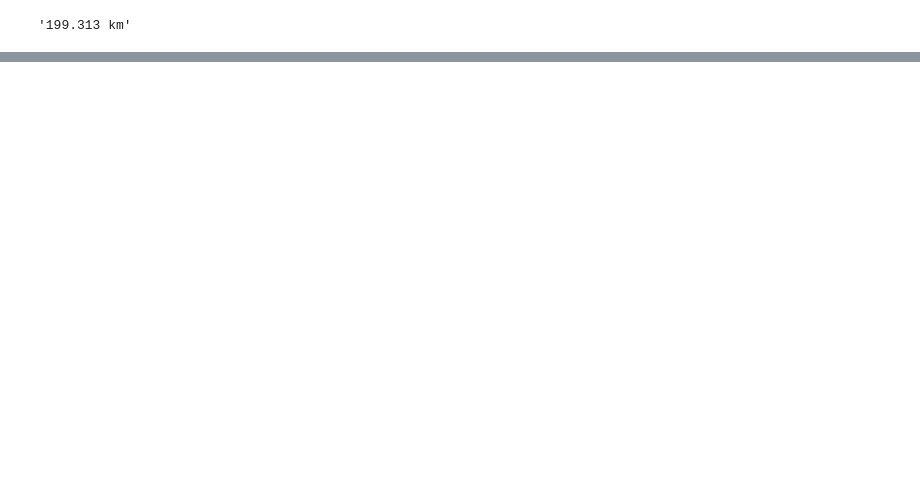
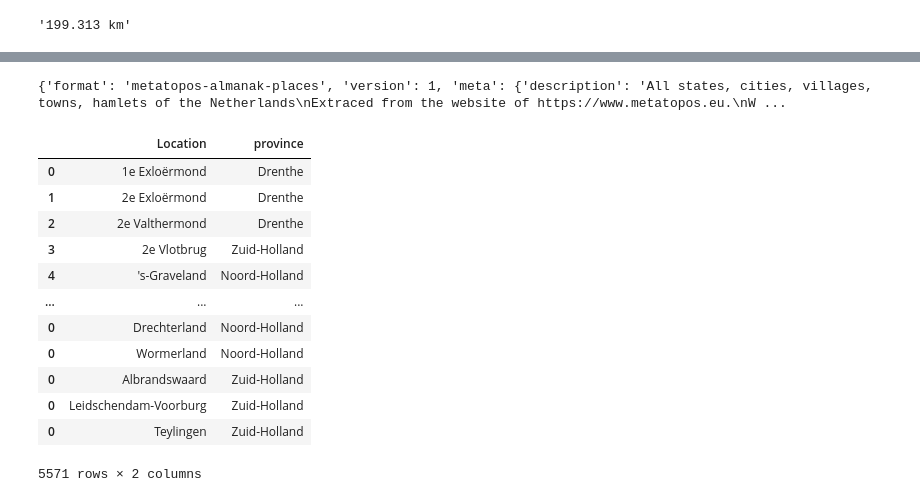
Before and after one commit to pasicdino/carmadness, a Jupyter notebook: clean_data.ipynb, the cells around one changed output, grey strips where cells are left out. Drawn from its saved outputs; the diff is of its cells as text; code cells hidden in the pictures; blank space fills up the shorter version.

Commit message:
cities

```diff
--- a/clean_data.ipynb
+++ b/clean_data.ipynb
@@ -172,0 +170,14 @@ df.to_csv('C:/Users/01din/Documents/University/DA/madness/data_clean.csv')
+# %%
+import requests
+import json
+
+url = 'https://metatopos.dijkewijk.nl/metatopos-places.json'
+response = requests.get(url)
+
+if response.status_code == 200:
+    json_content = json.loads(response.content)
+    print(json_content)
+else:
+    print('Failed to retrieve JSON content from the URL')
+# %% [output]
+{'format': 'metatopos-almanak-places', 'version': 1, 'meta': {'description': 'All states, cities, villages, towns, hamlets of the Netherlands\nExtraced from the website of https://www.metatopos.eu.\nW ...
@@ -172,0 +188,28 @@ df.to_csv('C:/Users/01din/Documents/University/DA/madness/data_clean.csv')
+# %%
+places_df = pd.read_json('C:/Users/01din\Documents/University\DA\madness/places/places.json')
+places_df = places_df[['place', 'municipality', 'province']]
+# %%
+municipalities = places_df.municipality.unique()
+places = places_df.place.unique()
+for municipality in municipalities:
+    if municipality not in places:
+        temp_df = pd.DataFrame({'place':municipality, 'municipality':municipality, 'province':places_df.province.loc[places_df.municipality == municipality].iloc[0]}, index=[0])
+        places_df = pd.concat([places_df,temp_df], axis=0)
+places_df = places_df[['place', 'province']]
+places_df.rename(columns={'place':'Location'}, inplace=True)
+# %%
+places_df.drop_duplicates(subset=['Location'])
+# %% [output]
+|  | Location | province |
+| 0 | 1e Exloërmond | Drenthe |
+| 1 | 2e Exloërmond | Drenthe |
+| 2 | 2e Valthermond | Drenthe |
+| 3 | 2e Vlotbrug | Zuid-Holland |
+| 4 | 's-Graveland | Noord-Holland |
+| ... | ... | ... |
+| 0 | Drechterland | Noord-Holland |
+| 0 | Wormerland | Noord-Holland |
+| 0 | Albrandswaard | Zuid-Holland |
+| 0 | Leidschendam-Voorburg | Zuid-Holland |
+| 0 | Teylingen | Zuid-Holland |
+5571 rows × 2 columns
```
Also changed, not shown: parts of 15 cells of this notebook.
